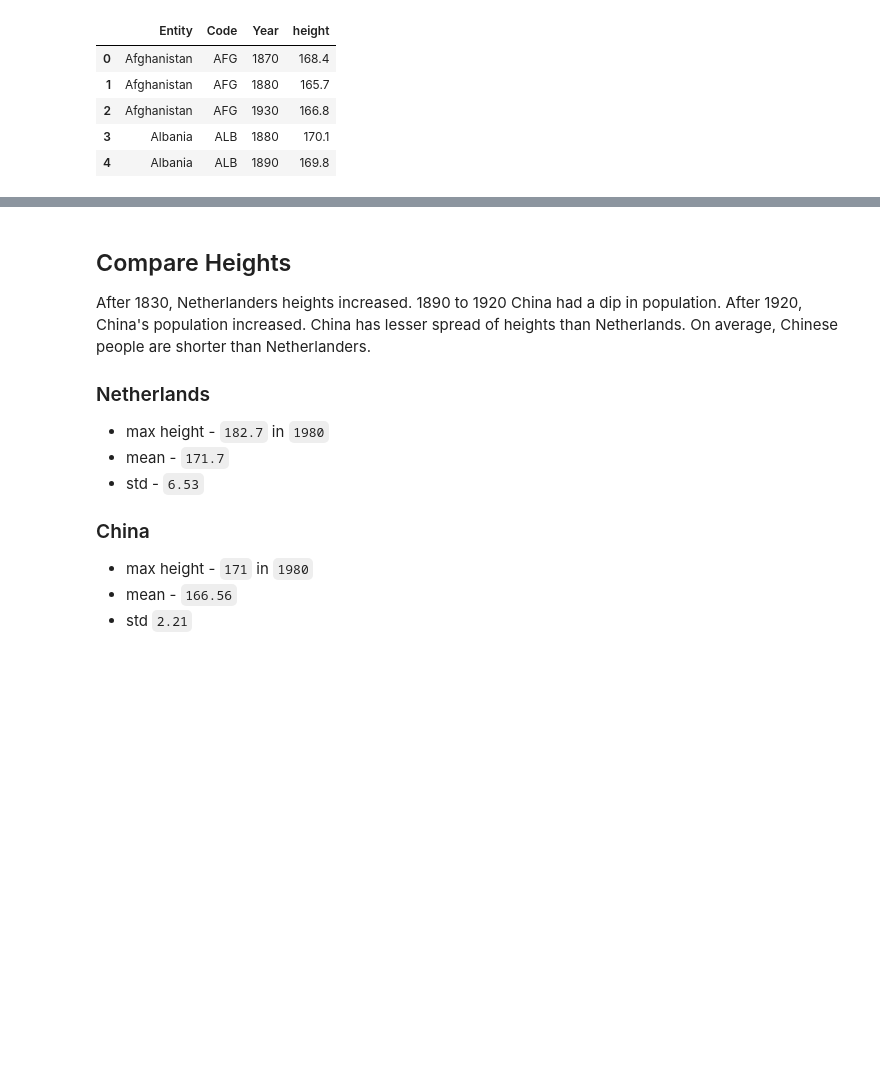
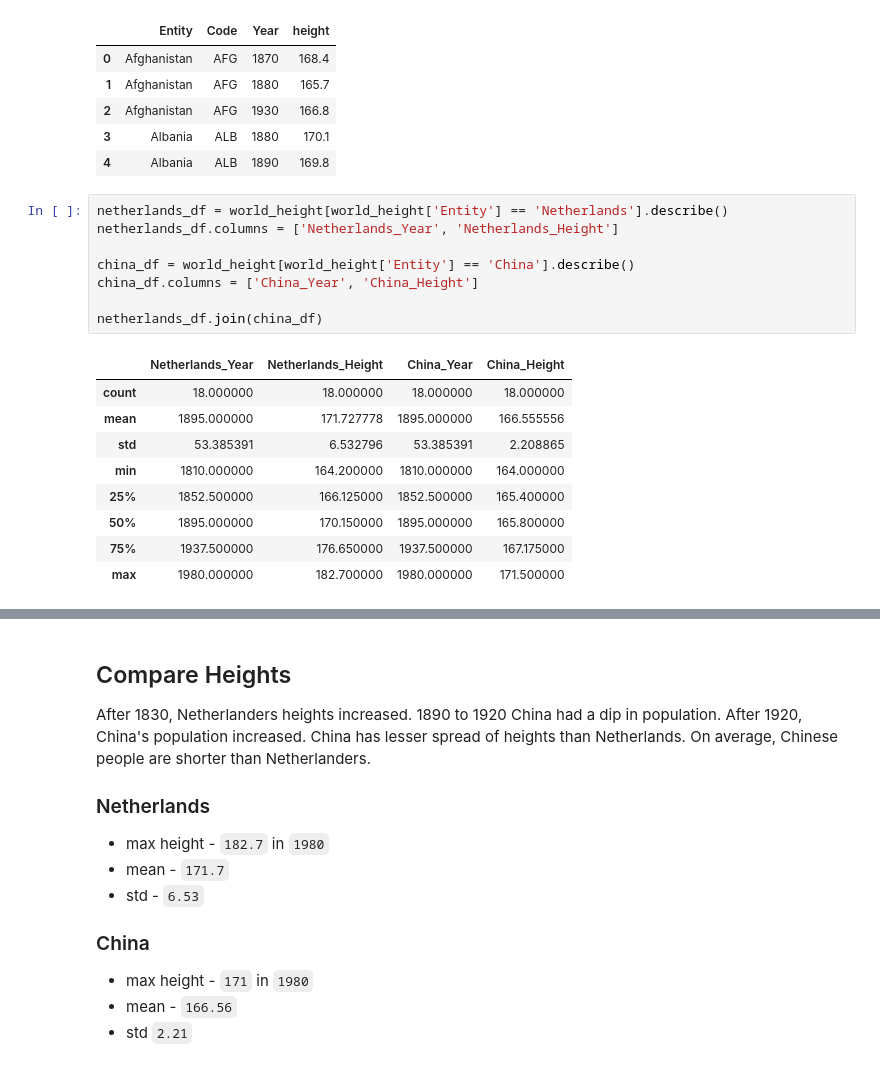
Before and after one commit to Smarker/machine_learning, a Jupyter notebook: exercise_one.ipynb, the cells around one changed output, grey strips where cells are left out. Drawn from its saved outputs; the diff is of its cells as text; blank space fills up the shorter version.

```diff
--- a/exercise_one.ipynb
+++ b/exercise_one.ipynb
@@ -20,5 +20,23 @@ world_height.head()
 | 2 | Afghanistan | AFG | 1930 | 166.8 |
 | 3 | Albania | ALB | 1880 | 170.1 |
 | 4 | Albania | ALB | 1890 | 169.8 |
+# %%
+netherlands_df = world_height[world_height['Entity'] == 'Netherlands'].describe()
+netherlands_df.columns = ['Netherlands_Year', 'Netherlands_Height']
+
+china_df = world_height[world_height['Entity'] == 'China'].describe()
+china_df.columns = ['China_Year', 'China_Height']
+
+netherlands_df.join(china_df)
+# %% [output]
+|  | Netherlands_Year | Netherlands_Height | China_Year | China_Height |
+| count | 18.000000 | 18.000000 | 18.000000 | 18.000000 |
+| mean | 1895.000000 | 171.727778 | 1895.000000 | 166.555556 |
+| std | 53.385391 | 6.532796 | 53.385391 | 2.208865 |
+| min | 1810.000000 | 164.200000 | 1810.000000 | 164.000000 |
+| 25% | 1852.500000 | 166.125000 | 1852.500000 | 165.400000 |
+| 50% | 1895.000000 | 170.150000 | 1895.000000 | 165.800000 |
+| 75% | 1937.500000 | 176.650000 | 1937.500000 | 167.175000 |
+| max | 1980.000000 | 182.700000 | 1980.000000 | 171.500000 |
 # %%
 world_height_by_name = world_height.groupby('Entity')
```
Also changed, not shown: parts of 5 cells of this notebook.
